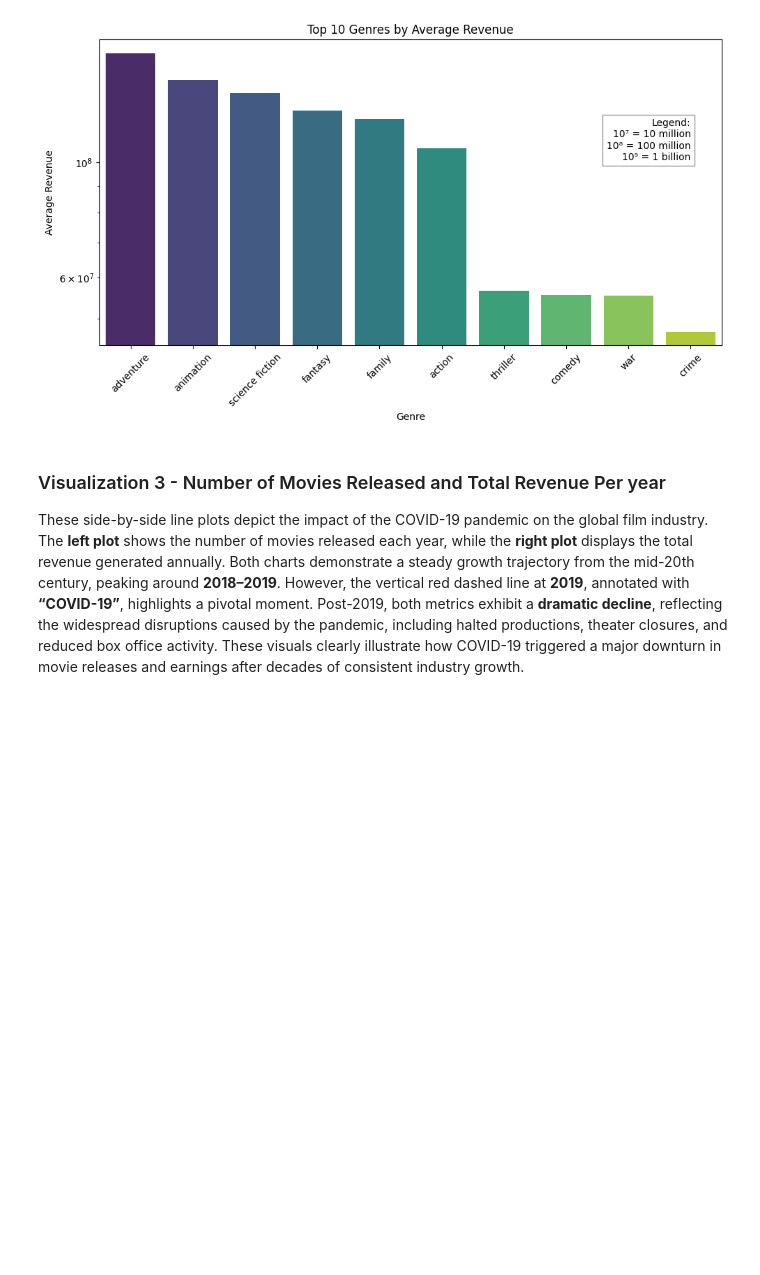
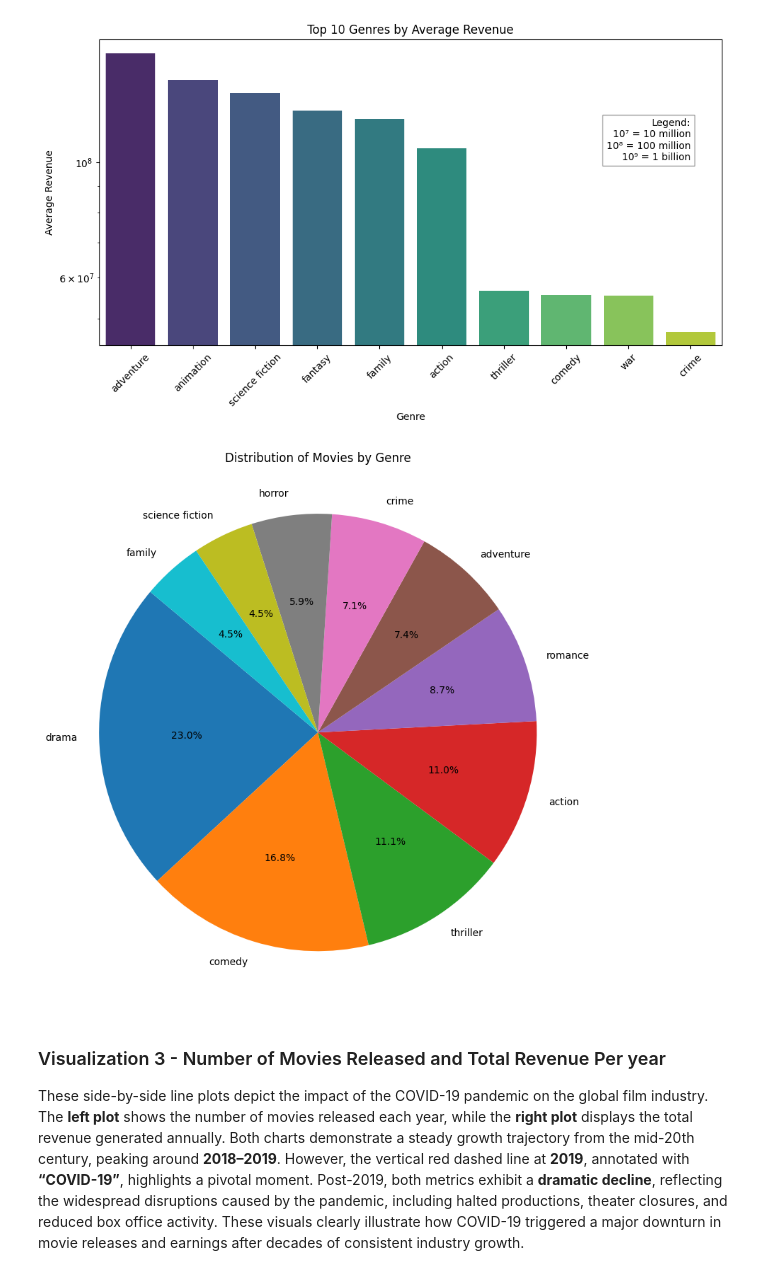
Before and after one commit to nithish-kumar-t/movie-box-office-prediction, a Jupyter notebook: timbd-data-cleaning.ipynb, the cells around one changed output. Drawn from its saved outputs; the diff is of its cells as text; code cells hidden in the pictures; blank space fills up the shorter version.

Commit message:
update plots

```diff
--- a/timbd-data-cleaning.ipynb
+++ b/timbd-data-cleaning.ipynb
@@ -271,6 +257,19 @@ plt.tight_layout()
 plt.show()
 # %% [output]
 [figure]
+# %%
+df_exploded = df.explode('genres_list')
+genre_counts = df_exploded['genres_list'].value_counts().head(10)  # top 10 genres (optional)
+
+# Plot pie chart
+plt.figure(figsize=(8, 8))
+plt.pie(genre_counts, labels=genre_counts.index, autopct='%1.1f%%', startangle=140)
+plt.title('Distribution of Movies by Genre')
+plt.axis('equal')  # ensures pie is a circle
+plt.tight_layout()
+plt.show()
+# %% [output]
+[figure, added]
 # %% [markdown]
 ### Visualization 3 - Number of Movies Released and Total Revenue Per year
 
```
Also changed, not shown: parts of 12 cells of this notebook, 1 other file.
